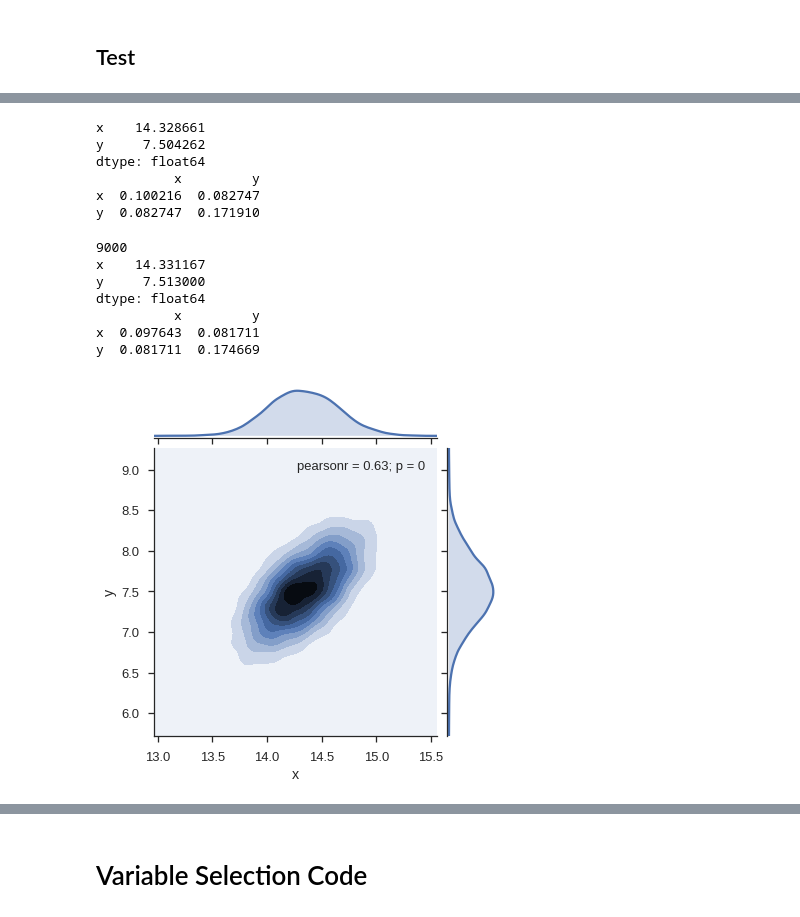
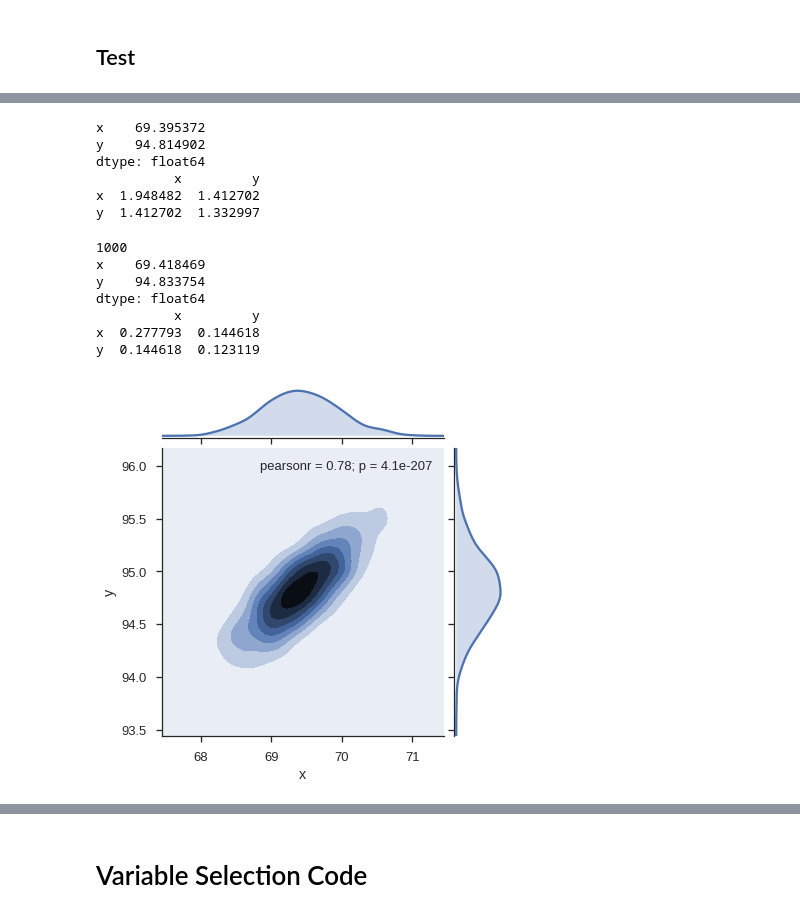
Before and after one commit to mtambos/mcmc_proj7, a Jupyter notebook: Bayesian Variable Selection.ipynb, the cells around one changed output, grey strips where cells are left out. Drawn from its saved outputs; the diff is of its cells as text; code cells hidden in the pictures.

```diff
--- a/Bayesian Variable Selection.ipynb
+++ b/Bayesian Variable Selection.ipynb
@@ -30,9 +28,10 @@ def gibbs(X_init: np.ndarray, iterations: int, distributions: List[Callable]) ->
     ret_val = np.zeros((iterations, M))
     ret_val[0] = X_init
     for t in range(1, iterations):
-        X = ret_val[t - 1]
+        X = ret_val[t - 1].copy()
         for j in range(M):
             X[j] = distributions[j](X, j)
+        ret_val[t] = X
     return ret_val
 # %% [markdown]
 ## Test
@@ -72,47 +71,49 @@ def f1(X, j, mu, cov):
     sigma_1 = cov[0, 0]**0.5
     sigma_2 = cov[1, 1]**0.5
     rho = cov[0, 1]/(sigma_1*sigma_2)
-    return sp_norm(loc=mu[0] + (sigma_1/sigma_2)*rho*(X[1] - mu[1]),
-                   scale=(1 - rho**2)*sigma_1**2).rvs()
+    loc = mu[0] + (sigma_1/sigma_2)*rho*(X[1] - mu[1])
+    scale = (1 - rho**2)*sigma_1**2
+    return sp_norm(loc=loc, scale=scale).rvs()
 
 
 def f2(X, j, mu, cov):
     sigma_1 = cov[0, 0]**0.5
     sigma_2 = cov[1, 1]**0.5
     rho = cov[0, 1]/(sigma_1*sigma_2)
-    return sp_norm(loc=mu[1] + (sigma_2/sigma_1)*rho*(X[0] - mu[0]),
-                   scale=(1 - rho**2)*sigma_2**2).rvs()
+    loc = mu[1] + (sigma_2/sigma_1)*rho*(X[0] - mu[0])
+    scale = (1 - rho**2)*sigma_2**2
+    return sp_norm(loc=loc, scale=scale).rvs()
 
 
 distributions = [partial(f1, mu=mu, cov=cov), partial(f2, mu=mu, cov=cov)]
-iterations = 100000
+iterations = 10000
 samples = gibbs(np.zeros((1, 2)), iterations, distributions)
 gibbs_df = pd.DataFrame(samples, columns=['x', 'y'])
 print(gibbs_df.mean())
 print(gibbs_df.cov())
 # %% [output]
-x    14.328661
-y     7.504262
+x    69.395372
+y    94.814902
 dtype: float64
           x         y
-x  0.100216  0.082747
-y  0.082747  0.171910
+x  1.948482  1.412702
+y  1.412702  1.332997
 # %%
-drop = 10000
-thin = 10
+drop = 1000
+thin = 9
 thinned_df = gibbs_df.iloc[drop:iterations:thin]
 print(len(thinned_df))
 print(thinned_df.mean())
 print(thinned_df.cov())
 sns.jointplot(x='x', y='y', data=thinned_df, kind='kde');
 # %% [output]
-9000
-x    14.331167
-y     7.513000
+1000
+x    69.418469
+y    94.833754
 dtype: float64
           x         y
-x  0.097643  0.081711
-y  0.081711  0.174669
+x  0.277793  0.144618
+y  0.144618  0.123119
-[figure, old version]
+[figure, new version]
 # %%
 from pandas.plotting import autocorrelation_plot
```
Also changed, not shown: parts of 12 cells of this notebook.
